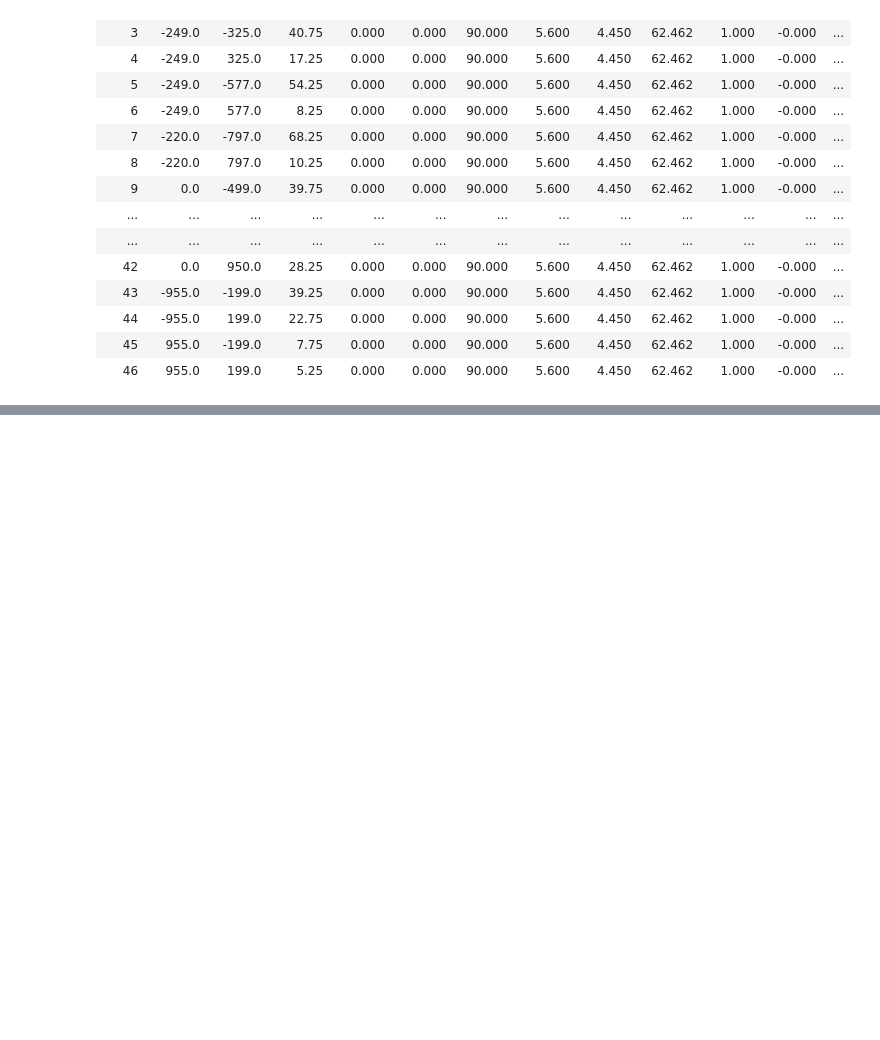
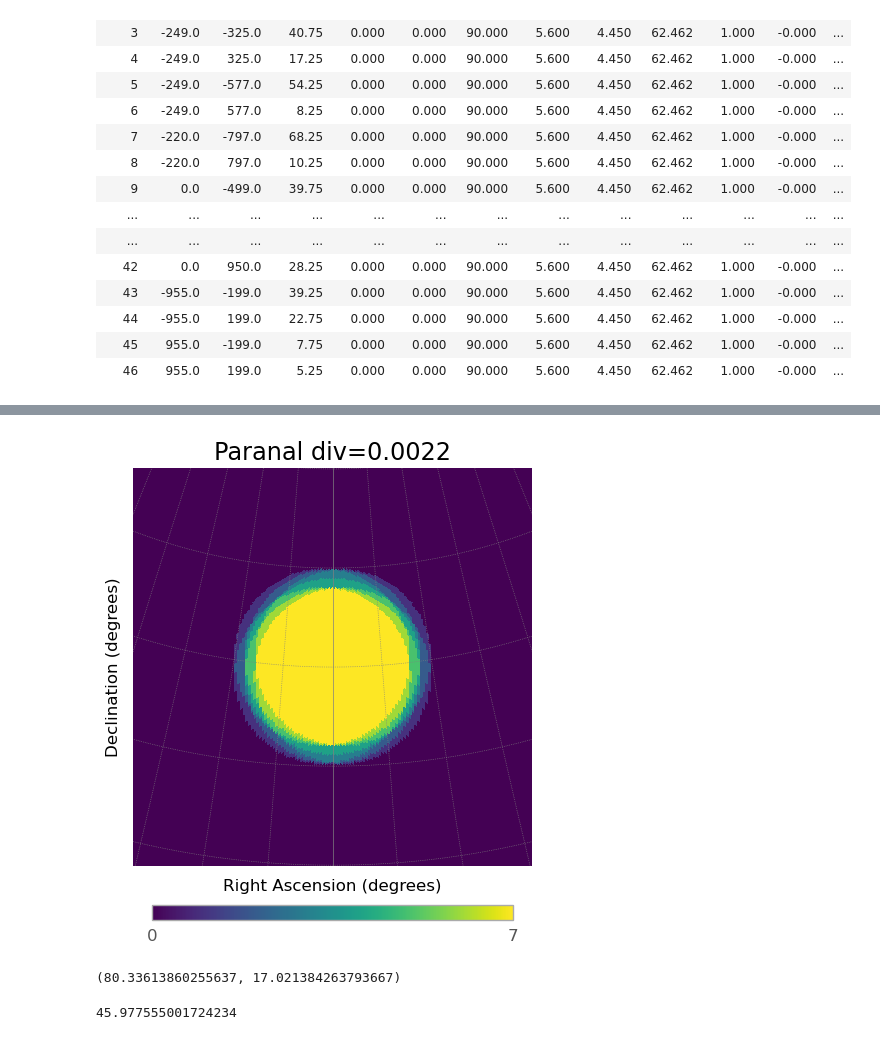
Before and after one commit to SamantaMorales/divtel, a Jupyter notebook: SST/BEST_SST_choosing_divergence_values.ipynb, the cells around one changed output, grey strips where cells are left out. Drawn from its saved outputs; the diff is of its cells as text; code cells hidden in the pictures; blank space fills up the shorter version.

```diff
--- a/SST/BEST_SST_choosing_divergence_values.ipynb
+++ b/SST/BEST_SST_choosing_divergence_values.ipynb
@@ -1105,0 +463,9 @@ plt.show()
+# %%
+array_div.divergent_pointing(div=0.0022, az=0, alt=60)
+array_div.multiplicity_plot()
+# %% [output]
+[figure, added]
+# %%
+array_div.hFoV(subarray_mult=number_of_telescopes_config_SST_div)
+# %% [output]
+(80.33613860255637, 17.021384263793667)
@@ -1105,0 +474,4 @@ plt.show()
+# %%
+hFoV_to_stop
+# %% [output]
+45.977555001724234
```
Also changed, not shown: parts of 84 cells of this notebook, 4 other files.
